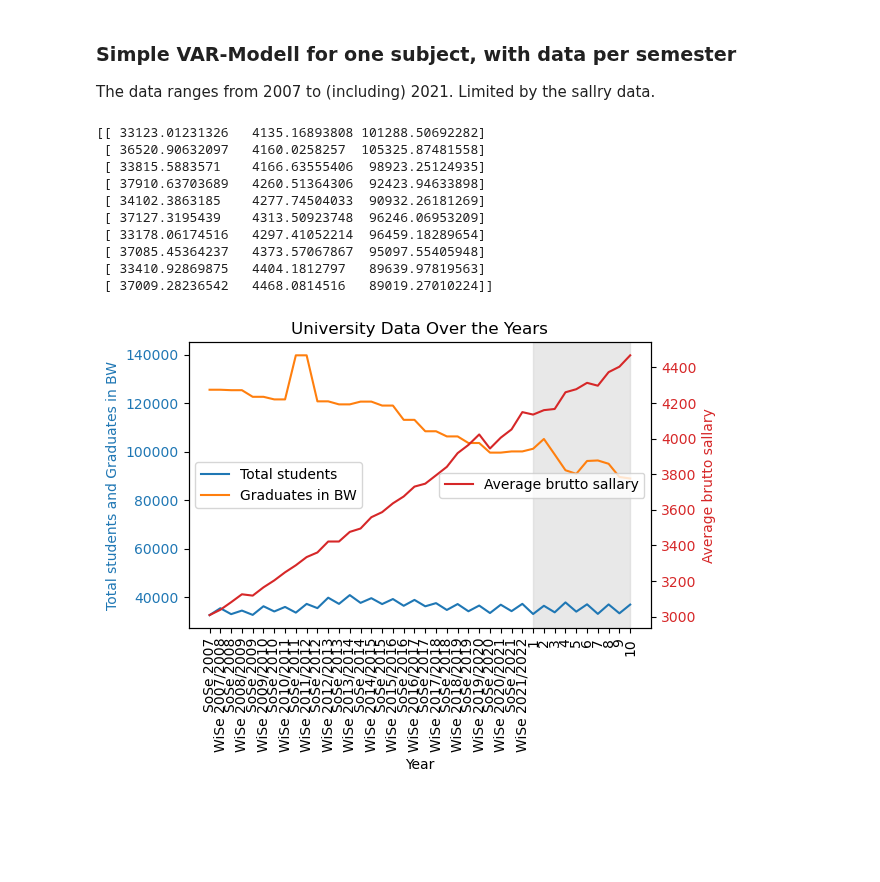
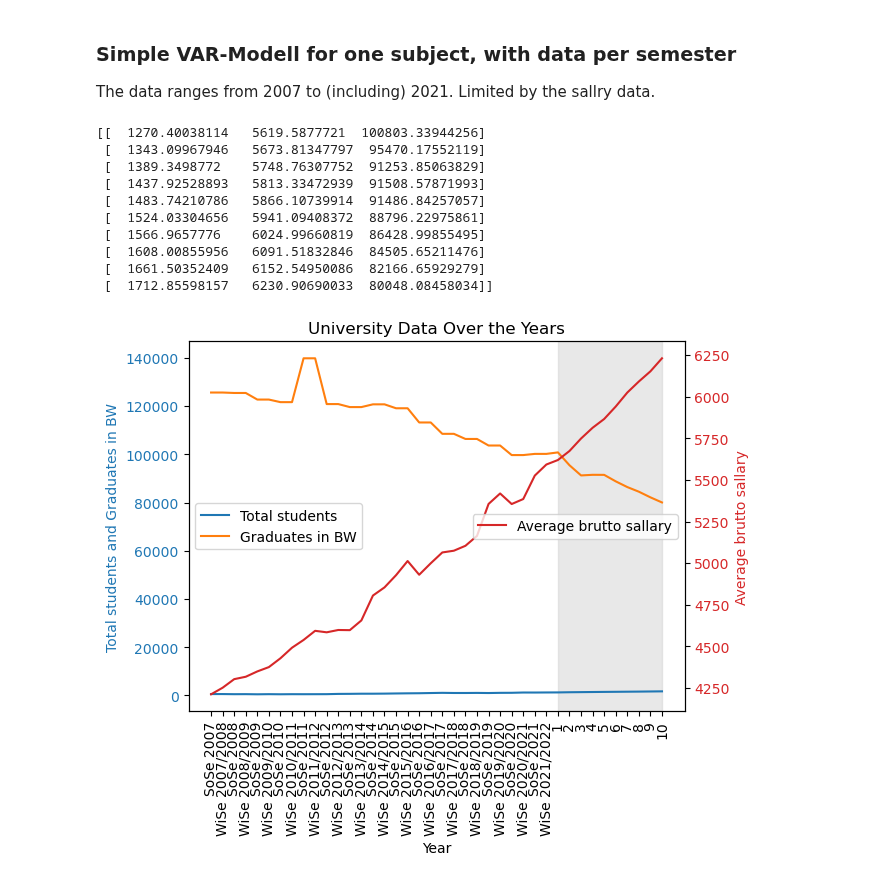
Before and after one commit to mxs01/AnalysingStudentDevelopment, a Jupyter notebook: code/regression.ipynb, the cells around one changed output. Drawn from its saved outputs; the diff is of its cells as text; code cells hidden in the pictures; blank space fills up the shorter version.

```diff
--- a/code/regression.ipynb
+++ b/code/regression.ipynb
@@ -15,7 +15,8 @@ sallaries = getSallaries()
 # %% [markdown]
 ### Prepare Data
 # %%
-courses = students.index.levels[0].to_list()
+courses = students.index.levels[0].to_list() # if you use all optins, dont put that in the title down marked  there
+courses = ['"Informatik"']
 
 interestingYears = YEARS[3:-4]
 
@@ -36,6 +37,6 @@ for year in interestingYears:
 totalStudents = studentsInCourseHF.sum(axis=0) + studentsInCourseNF.sum(axis=0)
 plt.plot(interestingYears, totalStudents)
 plt.xticks(rotation='vertical')
-plt.title('Total enrolled students in Tuebingen')
+plt.title(f'Total enrolled students in Tuebingen {[course for course in courses]}') # here is there
 plt.show()
 # %% [output]
@@ -43,8 +44,9 @@ plt.show()
 # %%
+SECTOR = ('WZ08-62', 'Dienstleistungen der Informationstechnologie')
 QUARTALS = ['1. Quartal', '2. Quartal', '3. Quartal', '4. Quartal']
 SALLARY_YEARS = sallaries.index.levels[2]
 
-bruttoSallary = sallaries.loc[('WZ08-B-08', 'Produzierendes Gewerbe und Dienstleistungsbereich', SALLARY_YEARS, QUARTALS), ('Insgesamt', 'Insgesamt', 'Durchschnittliche Bruttomonatsverdienste', 'EUR')].to_numpy(dtype=int)
+bruttoSallary = sallaries.loc[(SECTOR[0], SECTOR[1], SALLARY_YEARS, QUARTALS), ('Insgesamt', 'Insgesamt', 'Durchschnittliche Bruttomonatsverdienste', 'EUR')].to_numpy(dtype=int)
 bruttoSallary = bruttoSallary.reshape(-1, 2)
 bruttoSallary = bruttoSallary.mean(axis=1)
 plt.plot(SALLARY_YEARS.repeat(2), bruttoSallary)
@@ -83,41 +85,40 @@ lagged_values = data[-PAST_STEPS:]  # Use the last available values as lagged va
 forecast = results.forecast(lagged_values, steps=PREDICTION_STPES)
 print(forecast)
 # %% [output]
-[[ 33123.01231326   4135.16893808 101288.50692282]
- [ 36520.90632097   4160.0258257  105325.87481558]
- [ 33815.5883571    4166.63555406  98923.25124935]
- [ 37910.63703689   4260.51364306  92423.94633898]
- [ 34102.3863185    4277.74504033  90932.26181269]
- [ 37127.3195439    4313.50923748  96246.06953209]
- [ 33178.06174516   4297.41052214  96459.18289654]
- [ 37085.45364237   4373.57067867  95097.55405948]
- [ 33410.92869875   4404.1812797   89639.97819563]
- [ 37009.28236542   4468.0814516   89019.27010224]]
+[[  1270.40038114   5619.5877721  100803.33944256]
+ [  1343.09967946   5673.81347797  95470.17552119]
+ [  1389.3498772    5748.76307752  91253.85063829]
+ [  1437.92528893   5813.33472939  91508.57871993]
+ [  1483.74210786   5866.10739914  91486.84257057]
+ [  1524.03304656   5941.09408372  88796.22975861]
+ [  1566.9657776    6024.99660819  86428.99855495]
+ [  1608.00855956   6091.51832846  84505.65211476]
+ [  1661.50352409   6152.54950086  82166.65929279]
+ [  1712.85598157   6230.90690033  80048.08458034]]
 # %%
 dataWithForecast = np.vstack((data, forecast))
 yearsWithForecast = np.append(interestingYears, [f"{i+1}" for i in range(PREDICTION_STPES)])
 
 fig, ax1 = plt.subplots()
 plt.title('University Data Over the Years')
 plt.xticks(rotation='vertical')
 plt.axvspan(len(data), len(dataWithForecast) - 1, alpha=0.5, color='lightgrey')
 
 ax1.set_xlabel('Year')
 ax1.set_ylabel('Total students and Graduates in BW', color='tab:blue')
 ax1.plot(yearsWithForecast, dataWithForecast[:, 0], color='tab:blue', label='Total students')
 ax1.plot(yearsWithForecast, dataWithForecast[:, 2], color='tab:orange', label='Graduates in BW')
 ax1.tick_params(axis='y', labelcolor='tab:blue')
 ax1.legend(loc='center left')
 
 ax2 = ax1.twinx()  # instantiate a second axes that shares the same x-axis
 
 color = 'tab:red'
 ax2.set_ylabel('Average brutto sallary', color=color)  # we already handled the x-label with ax1
 ax2.plot(yearsWithForecast, dataWithForecast[:, 1], color=color, label='Average brutto sallary')
 ax2.tick_params(axis='y', labelcolor=color)
 ax2.legend(loc='center right')
 
-fig.tight_layout()  # otherwise the right y-label is slightly clipped
 plt.show()
 # %% [output]
-[figure, old version]
+[figure, new version]
```
Also changed, not shown: parts of 2 cells of this notebook.
